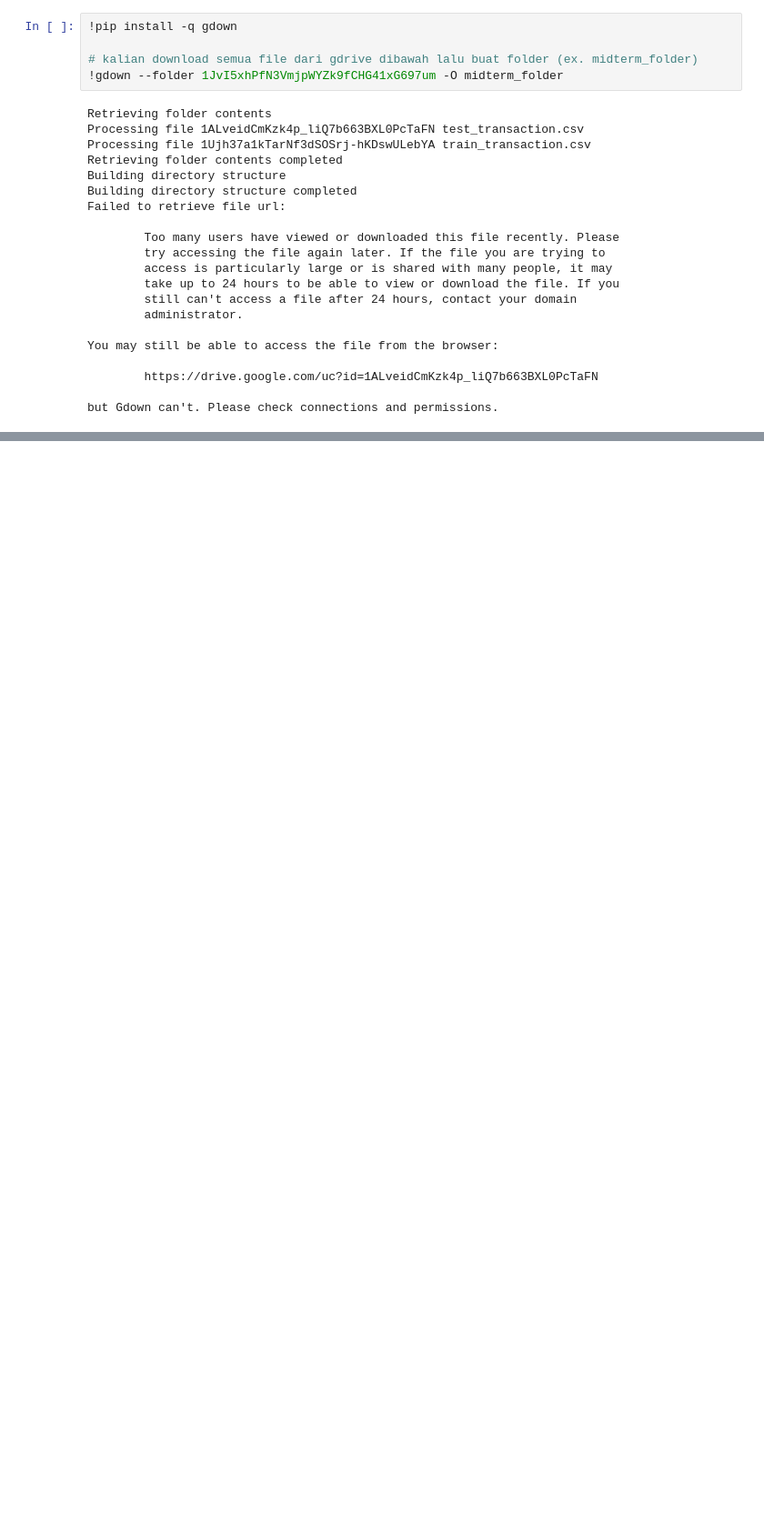
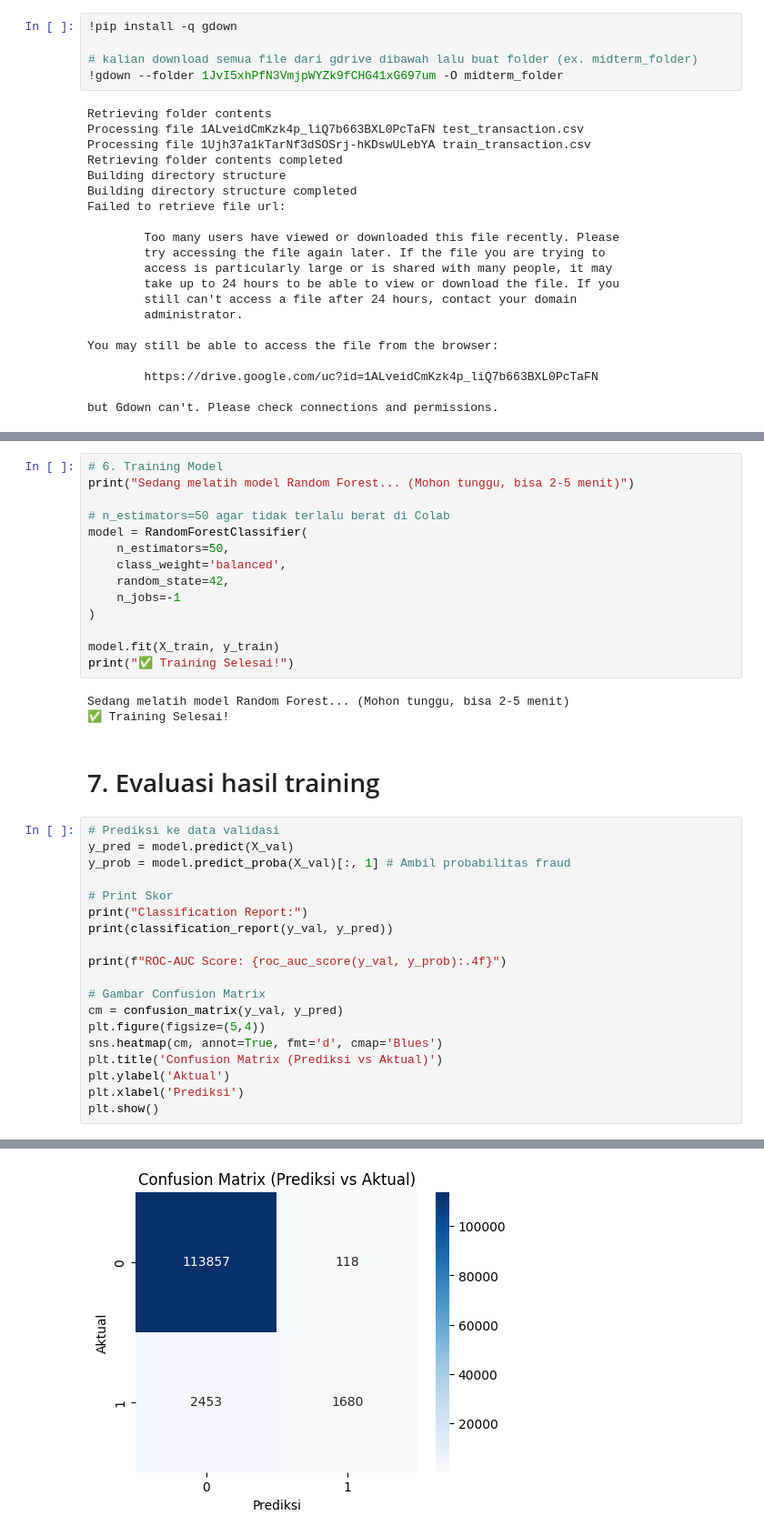
Before and after one commit to fattahar/ML-Sem-7-2025, a Jupyter notebook: midterm_transaction_data.ipynb, the cells around one changed output, grey strips where cells are left out. Shown at 91% size. Saved outputs shown, nothing was run; the diff lists cells and outputs as text; blank space fills up the shorter version.

```diff
--- a/midterm_transaction_data.ipynb
+++ b/midterm_transaction_data.ipynb
@@ -67,0 +169,39 @@ shape: (5, 393)
+# %%
+# 6. Training Model
+print("Sedang melatih model Random Forest... (Mohon tunggu, bisa 2-5 menit)")
+
+# n_estimators=50 agar tidak terlalu berat di Colab
+model = RandomForestClassifier(
+    n_estimators=50,
+    class_weight='balanced',
+    random_state=42,
+    n_jobs=-1
+)
+
+model.fit(X_train, y_train)
+print("✅ Training Selesai!")
+# %% [output]
+Sedang melatih model Random Forest... (Mohon tunggu, bisa 2-5 menit)
+✅ Training Selesai!
+# %% [markdown]
+# 7. Evaluasi hasil training
+# %%
+# Prediksi ke data validasi
+y_pred = model.predict(X_val)
+y_prob = model.predict_proba(X_val)[:, 1] # Ambil probabilitas fraud
+
+# Print Skor
+print("Classification Report:")
+print(classification_report(y_val, y_pred))
+
+print(f"ROC-AUC Score: {roc_auc_score(y_val, y_prob):.4f}")
+
+# Gambar Confusion Matrix
+cm = confusion_matrix(y_val, y_pred)
+plt.figure(figsize=(5,4))
+sns.heatmap(cm, annot=True, fmt='d', cmap='Blues')
+plt.title('Confusion Matrix (Prediksi vs Aktual)')
+plt.ylabel('Aktual')
+plt.xlabel('Prediksi')
+plt.show()
+# %% [output]
@@ -67,0 +219 @@ shape: (5, 393)
+[figure, added]
```
Also changed, not shown: parts of 18 cells of this notebook.
